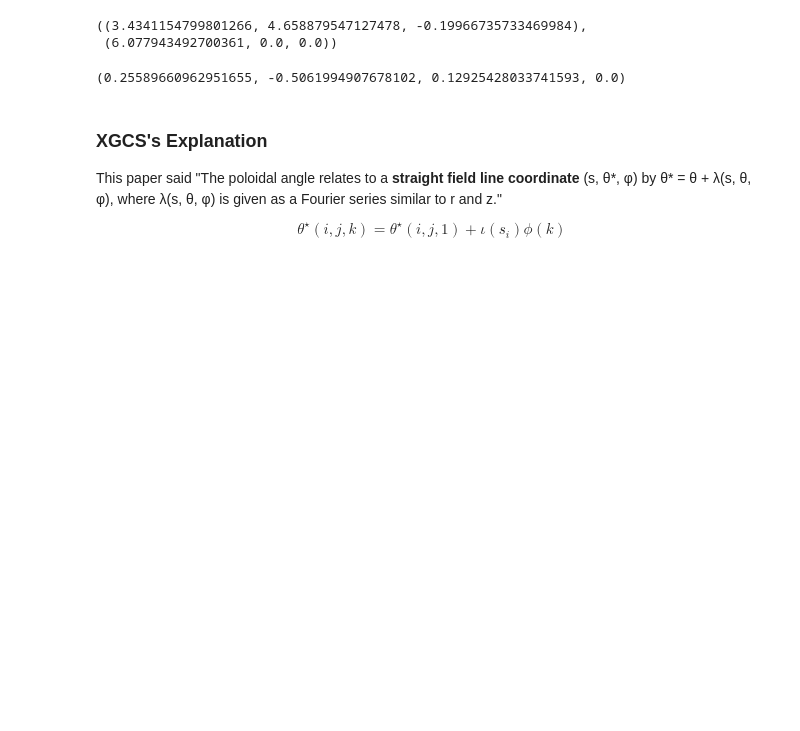
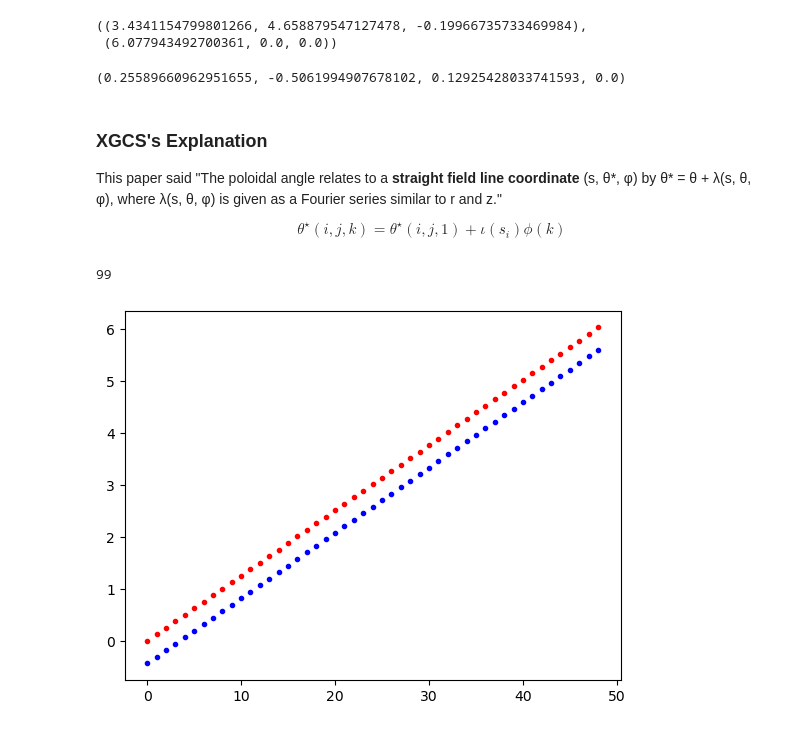
Before and after one commit to Fuad-HH/pystell_uw, a Jupyter notebook: readVmec.ipynb, the cells around one changed output. Saved outputs shown, nothing was run; the diff lists cells and outputs as text; code cells hidden in the pictures; blank space fills up the shorter version.

```diff
--- a/readVmec.ipynb
+++ b/readVmec.ipynb
@@ -326,3 +342,28 @@ This paper said "The poloidal angle relates to a **straight field line coordinat
 $$
 \theta^{\star}(i, j, k)=\theta^{\star}(i, j, 1)+\iota\left(s_i\right) \phi(k)
 $$
+# %%
+len(data.psi)
+# %% [output]
+99
+# %%
+N_theta_star = 50
+n_fs = len(data.iota)
+n_phi = len(data.psi)
+
+theta_star = np.zeros((n_fs, N_theta_star, n_phi))
+
+
+# get the theta_star for phi = 0
+for i in range(1, n_fs):
+    for j in range(1, N_theta_star):
+        theta_star[i, j, 1] = 2*np.pi*(j-1)/N_theta_star
+        for k in range(2, n_phi):
+            theta_star[i, j, k] = theta_star[i, j, 1] + data.iota[i] * data.psi[k]
+# %%
+fig, ax = plt.subplots()
+ax.plot(theta_star[-1, 1:, 1], 'r.')
+ax.plot(theta_star[-1, 1:, 20], 'b.')
+plt.show()
+# %% [output]
+[figure, added]
```
Also changed, not shown: parts of 4 cells of this notebook.
